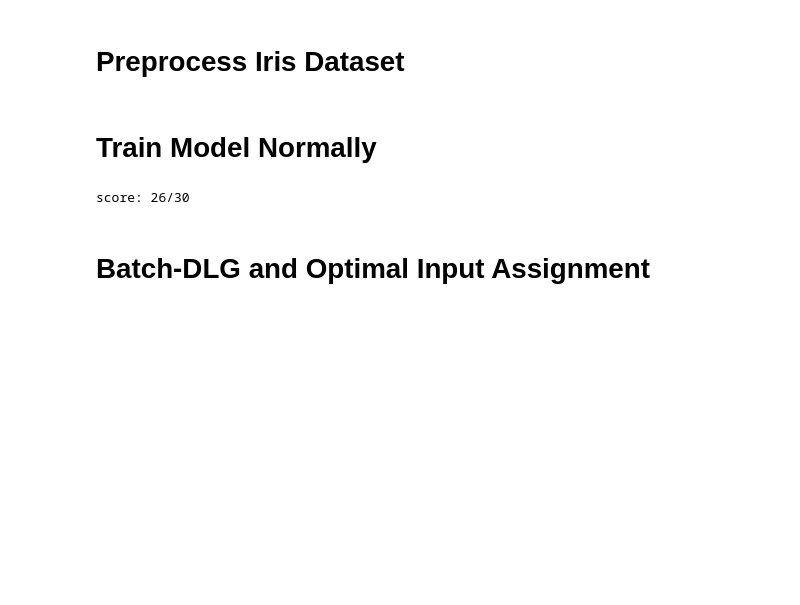
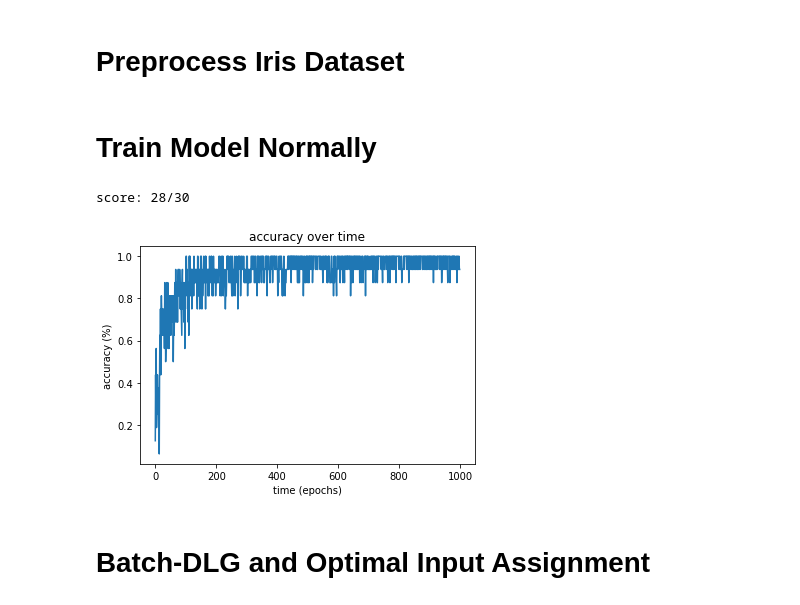
Before and after one commit to mgozon/DLG-UROP, a Jupyter notebook: Batch_DLG_Evolution_Iris_Dataset.ipynb, the cells around one changed output. Cells and saved outputs as stored; diff of their text form; code cells hidden in the pictures; blank space fills up the shorter version.

Commit message:
debugged previous model; added graphs to display SE, NE, and cosine distance over time; added model accuracy plots over time

```diff
--- a/Batch_DLG_Evolution_Iris_Dataset.ipynb
+++ b/Batch_DLG_Evolution_Iris_Dataset.ipynb
@@ -107,6 +107,7 @@ test_data = scaler.fit_transform(test_data)
 # train NN while running batch-dlg
 # Note: converges sometimes to near-optimal predictions
 def train_net_Adam(train_data, train_target, batch_size = 32, epochs = 100, verbose = False):
+    accuracies = []
     train_dst_len = train_data.shape[0]
     optimizer = torch.optim.Adam(net.parameters()) #lr=0.001)
     for epoch in range(epochs):
@@ -128,6 +129,11 @@ def train_net_Adam(train_data, train_target, batch_size = 32, epochs = 100, verb
 
         optimizer.step()
 
+        batch_accuracy = torch.sum(torch.eq(torch.argmax(output, dim=1), gt_label)) / batch_size
+        accuracies.append(batch_accuracy)
+
+    return accuracies
+
 def test_net(test_data, test_target, verbose = False):
     test_dst_len = test_data.shape[0]
     passed = 0
@@ -172,10 +178,20 @@ def train_net_LBFGS(train_data, train_target, batch_size = 16, epochs = 100):
 # %%
 # note that parameters batch_size and epochs are tuned to yield a more accurate model
 net.apply(weights_init)
-train_net_Adam(train_data, train_target, batch_size = 16, epochs = 200, verbose = False)
+batch_size = 16
+epochs = 1000
+verbose = False
+accuracies = train_net_Adam(train_data, train_target, batch_size, epochs, verbose)
 test_net(test_data, test_target, verbose = False)
+
+plt.plot(list(range(epochs)), accuracies)
+plt.title('accuracy over time')
+plt.xlabel('time (epochs)')
+plt.ylabel('accuracy (%)')
+plt.show()
 # %% [output]
-score: 26/30
+score: 28/30
+[figure, added]
 # %% [markdown]
 # Batch-DLG and Optimal Input Assignment
 # %%
```
Also changed, not shown: parts of 19 cells of this notebook.
